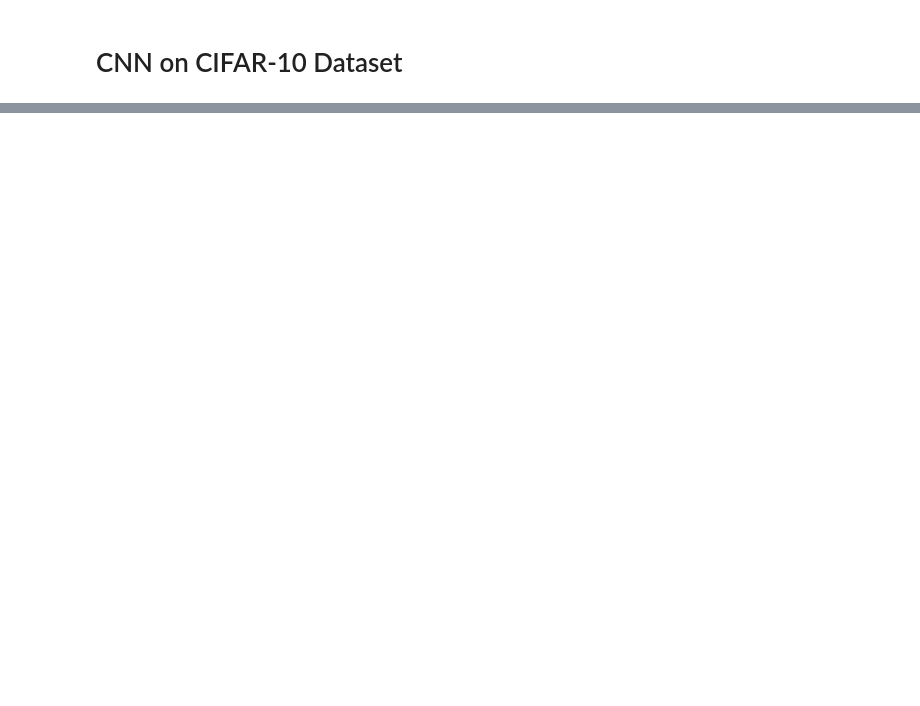
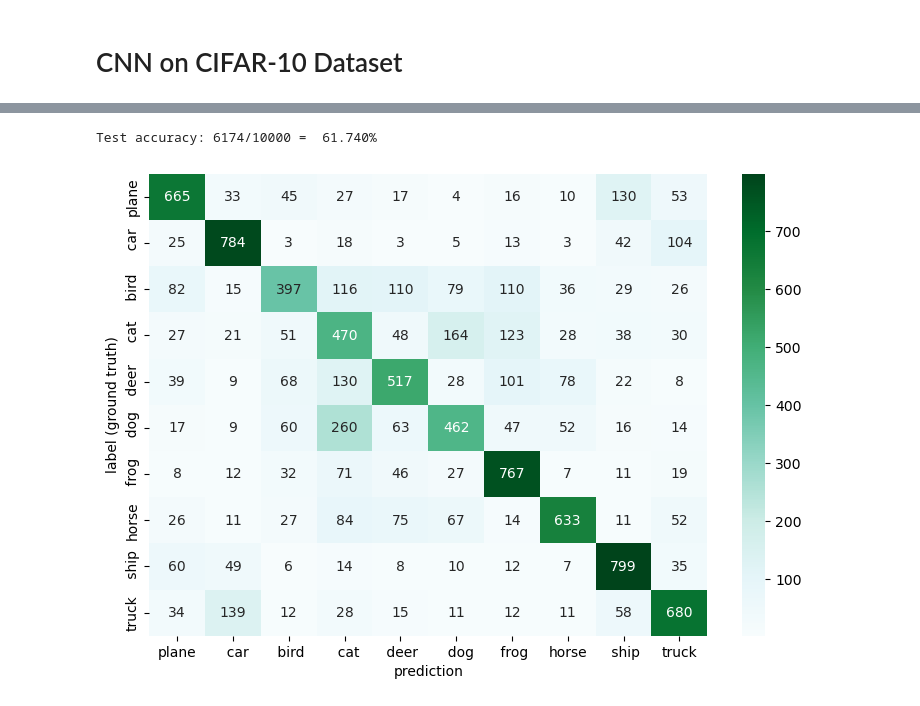
Before and after one commit to cmurray4492/PythonProjects, a Jupyter notebook: Machine_Learning/PyTorch/CNN_on_CIFAR-10_Dataset.ipynb, the cells around one changed output, grey strips where cells are left out. Saved outputs shown, nothing was run; the diff lists cells and outputs as text; code cells hidden in the pictures; blank space fills up the shorter version.

```diff
--- a/Machine_Learning/PyTorch/CNN_on_CIFAR-10_Dataset.ipynb
+++ b/Machine_Learning/PyTorch/CNN_on_CIFAR-10_Dataset.ipynb
@@ -15,0 +47,2 @@ from sklearn.metrics import confusion_matrix
+# %%
+class_names = ['plane', '  car', ' bird', '  cat', ' deer', '  dog', ' frog', 'horse', ' ship', 'truck']
@@ -15,0 +248,18 @@ from sklearn.metrics import confusion_matrix
+# %%
+# Create a loader for the entire the test set
+test_load_all = DataLoader(test_data, batch_size=10000, shuffle=False)
+
+with torch.no_grad():
+    correct = 0
+    for X_test, y_test in test_load_all:
+        y_val = model(X_test)
+        predicted = torch.max(y_val,1)[1]
+        correct += (predicted == y_test).sum()
+
+arr = confusion_matrix(y_test.view(-1), predicted.view(-1))
+df_cm = pd.DataFrame(arr, class_names, class_names)
+plt.figure(figsize = (9,6))
+sns.heatmap(df_cm, annot=True, fmt="d", cmap='BuGn')
+plt.xlabel("prediction")
+plt.ylabel("label (ground truth)")
+plt.show();
@@ -15,0 +317,5 @@ from sklearn.metrics import confusion_matrix
+# %%
+# Instantiate the model and load saved parameters
+model2 = ConvolutionalNetwork()
+model2.load_state_dict(torch.load('CIFAR10-CNN-Model.pt'))
+model2.eval()
@@ -15,0 +331,24 @@ from sklearn.metrics import confusion_matrix
+# %%
+test_load_all = DataLoader(test_data, batch_size=10000, shuffle=False)
+
+with torch.no_grad():
+    correct = 0
+    for X_test, y_test in test_load_all:
+        y_val = model2(X_test)
+        predicted = torch.max(y_val,1)[1]
+        correct += (predicted == y_test).sum()
+
+print(f'Test accuracy: {correct.item()}/{len(test_data)} = {correct.item()*100/(len(test_data)):7.3f}%')
+# %% [output]
+Test accuracy: 6174/10000 =  61.740%
+# %%
+# Display the confusion matrix as a heatmap
+arr = confusion_matrix(y_test.view(-1), predicted.view(-1))
+df_cm = pd.DataFrame(arr, class_names, class_names)
+plt.figure(figsize = (9,6))
+sns.heatmap(df_cm, annot=True, fmt="d", cmap='BuGn')
+plt.xlabel("prediction")
+plt.ylabel("label (ground truth)")
+plt.show();
+# %% [output]
+[figure, added]
```
Also changed, not shown: parts of 35 cells of this notebook, 1 other file.
